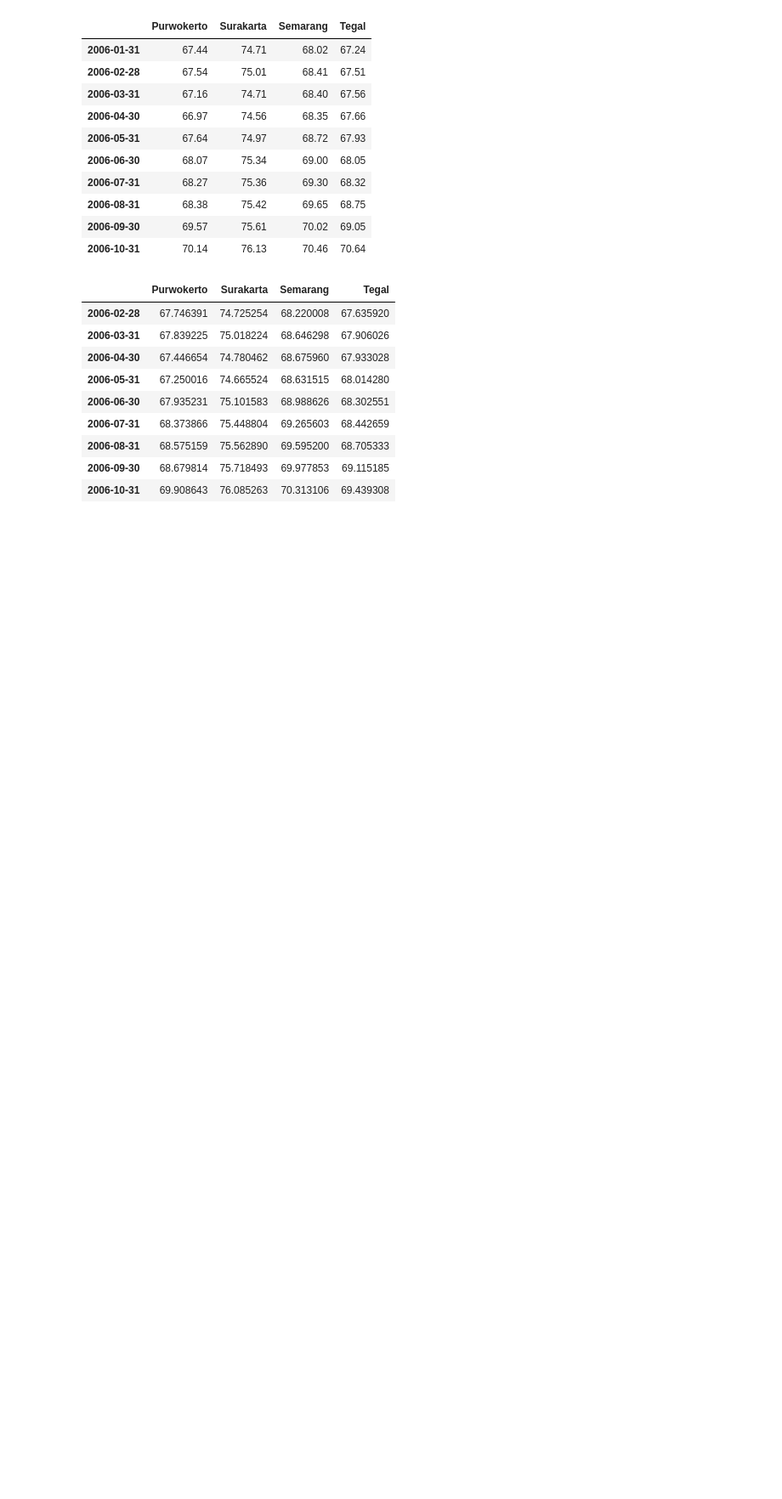
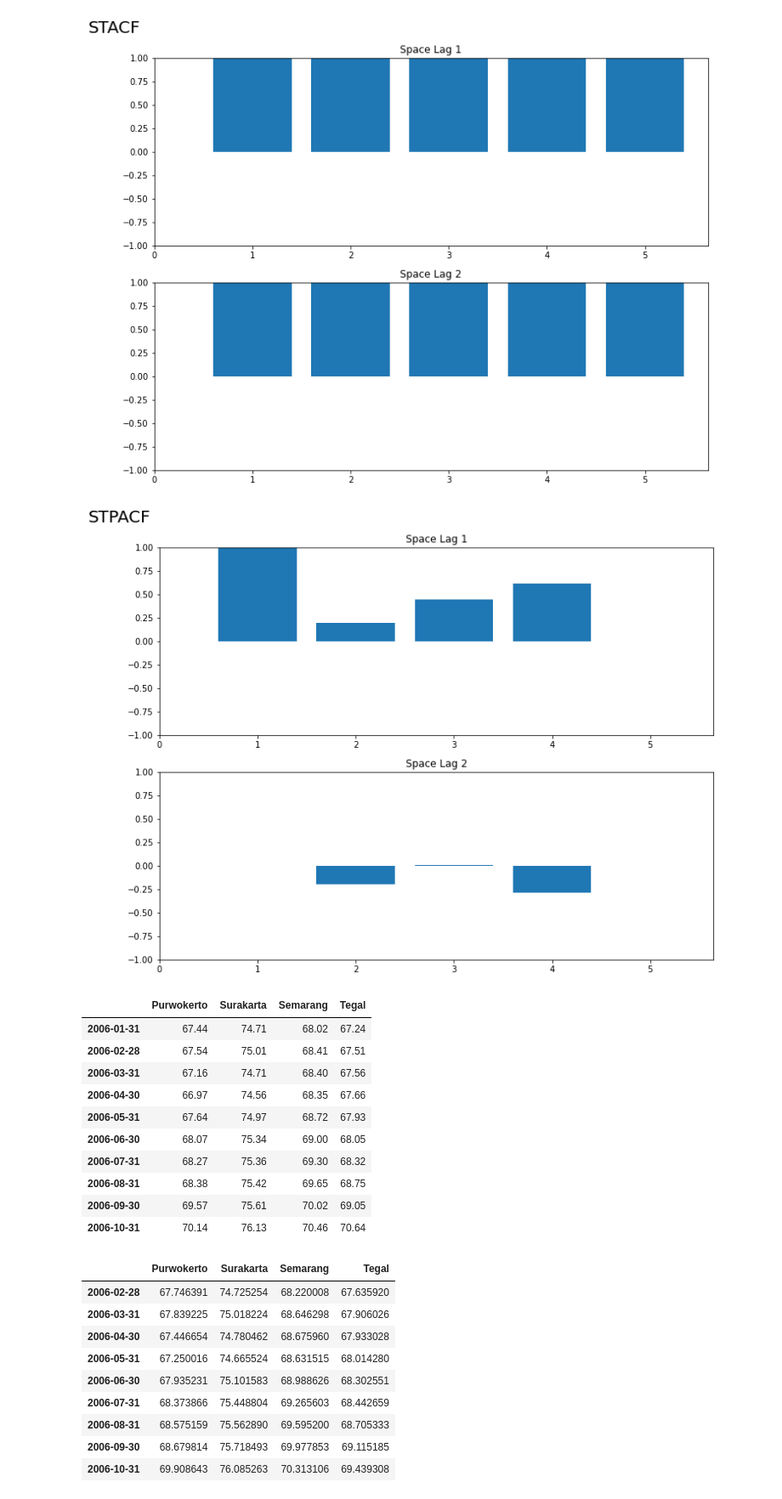
Before and after one commit to dwiuzila/gstar, a Jupyter notebook: test.ipynb, the cells around one changed output. Shown: that part at 85% size. Saved outputs shown, nothing was run; the diff lists cells and outputs as text; code cells hidden in the pictures; blank space fills up the shorter version.

```diff
--- a/test.ipynb
+++ b/test.ipynb
@@ -28,9 +29,27 @@ w1 = np.array([
     [1/3, 1/3, 1/3, 0],
 ])
 
+w2 = np.array([
+    [0, 1, 0, 0],
+    [0, 0, 1, 0],
+    [0, 0, 0, 1],
+    [1, 0, 0, 0],
+])
+
 p = 1
 w = [w1]
 lambd = [1]
+# %%
+stacf = Stacf(z.values, [w1, w2], 5)
+stacf = stacf.estimate()
+
+stpacf = Stpacf(z.values, [w1, w2], 5)
+stpacf = stpacf.estimate()
+
+plot(stacf, stpacf)
+# %% [output]
+[figure, added]
+[figure, added]
 # %%
 gstar = GSTAR(z, w, p, lambd)
 # %%
```
Also changed, not shown: parts of 1 cell of this notebook.
